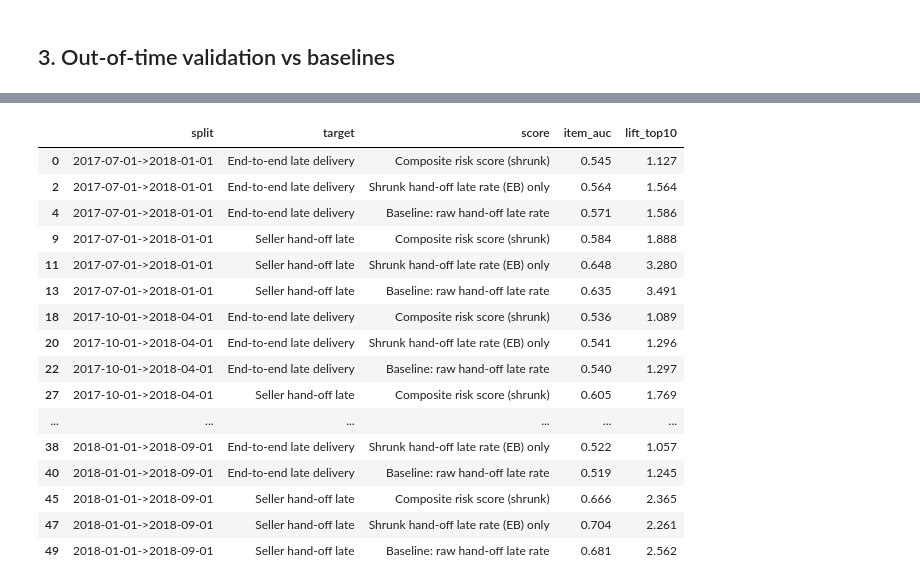
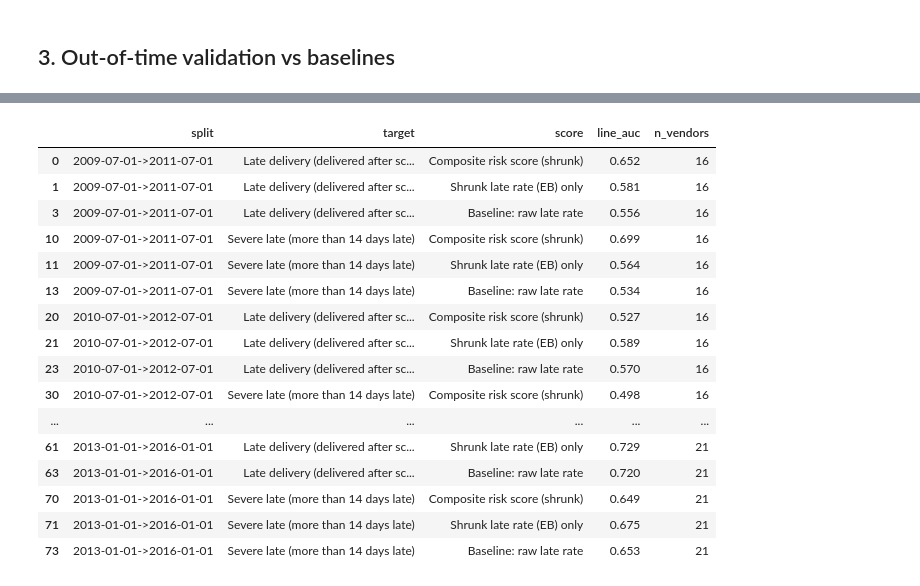
Before and after one commit to Abhi237/supplier-risk-scoring, a Jupyter notebook: notebooks/02_model_walkthrough.ipynb, the cells around one changed output, grey strips where cells are left out. Saved outputs shown, nothing was run; the diff lists cells and outputs as text; code cells hidden in the pictures.

```diff
--- a/notebooks/02_model_walkthrough.ipynb
+++ b/notebooks/02_model_walkthrough.ipynb
@@ -101,23 +105,23 @@ pd.DataFrame(t['auc_deltas']).T.round(4)
 # %%
-pd.read_csv('artifacts/oot_backtest_metrics.csv').query("score in ['Composite risk score (shrunk)','Shrunk hand-off late rate (EB) only','Baseline: raw hand-off late rate']")[['split','target','score','item_auc','lift_top10']].round(3)
+pd.read_csv('artifacts/oot_backtest_metrics.csv').query("score in ['Composite risk score (shrunk)','Shrunk late rate (EB) only','Baseline: raw late rate']")[['split','target','score','line_auc','n_vendors']].round(3)
 # %% [output]
-|  | split | target | score | item_auc | lift_top10 |
-| 0 | 2017-07-01->2018-01-01 | End-to-end late delivery | Composite risk score (shrunk) | 0.545 | 1.127 |
-| 2 | 2017-07-01->2018-01-01 | End-to-end late delivery | Shrunk hand-off late rate (EB) only | 0.564 | 1.564 |
-| 4 | 2017-07-01->2018-01-01 | End-to-end late delivery | Baseline: raw hand-off late rate | 0.571 | 1.586 |
-| 9 | 2017-07-01->2018-01-01 | Seller hand-off late | Composite risk score (shrunk) | 0.584 | 1.888 |
-| 11 | 2017-07-01->2018-01-01 | Seller hand-off late | Shrunk hand-off late rate (EB) only | 0.648 | 3.280 |
-| 13 | 2017-07-01->2018-01-01 | Seller hand-off late | Baseline: raw hand-off late rate | 0.635 | 3.491 |
-| 18 | 2017-10-01->2018-04-01 | End-to-end late delivery | Composite risk score (shrunk) | 0.536 | 1.089 |
-| 20 | 2017-10-01->2018-04-01 | End-to-end late delivery | Shrunk hand-off late rate (EB) only | 0.541 | 1.296 |
-| 22 | 2017-10-01->2018-04-01 | End-to-end late delivery | Baseline: raw hand-off late rate | 0.540 | 1.297 |
-| 27 | 2017-10-01->2018-04-01 | Seller hand-off late | Composite risk score (shrunk) | 0.605 | 1.769 |
+|  | split | target | score | line_auc | n_vendors |
+| 0 | 2009-07-01->2011-07-01 | Late delivery (delivered after sc... | Composite risk score (shrunk) | 0.652 | 16 |
+| 1 | 2009-07-01->2011-07-01 | Late delivery (delivered after sc... | Shrunk late rate (EB) only | 0.581 | 16 |
+| 3 | 2009-07-01->2011-07-01 | Late delivery (delivered after sc... | Baseline: raw late rate | 0.556 | 16 |
+| 10 | 2009-07-01->2011-07-01 | Severe late (more than 14 days late) | Composite risk score (shrunk) | 0.699 | 16 |
+| 11 | 2009-07-01->2011-07-01 | Severe late (more than 14 days late) | Shrunk late rate (EB) only | 0.564 | 16 |
+| 13 | 2009-07-01->2011-07-01 | Severe late (more than 14 days late) | Baseline: raw late rate | 0.534 | 16 |
+| 20 | 2010-07-01->2012-07-01 | Late delivery (delivered after sc... | Composite risk score (shrunk) | 0.527 | 16 |
+| 21 | 2010-07-01->2012-07-01 | Late delivery (delivered after sc... | Shrunk late rate (EB) only | 0.589 | 16 |
+| 23 | 2010-07-01->2012-07-01 | Late delivery (delivered after sc... | Baseline: raw late rate | 0.570 | 16 |
+| 30 | 2010-07-01->2012-07-01 | Severe late (more than 14 days late) | Composite risk score (shrunk) | 0.498 | 16 |
 | ... | ... | ... | ... | ... | ... |
-| 38 | 2018-01-01->2018-09-01 | End-to-end late delivery | Shrunk hand-off late rate (EB) only | 0.522 | 1.057 |
-| 40 | 2018-01-01->2018-09-01 | End-to-end late delivery | Baseline: raw hand-off late rate | 0.519 | 1.245 |
-| 45 | 2018-01-01->2018-09-01 | Seller hand-off late | Composite risk score (shrunk) | 0.666 | 2.365 |
-| 47 | 2018-01-01->2018-09-01 | Seller hand-off late | Shrunk hand-off late rate (EB) only | 0.704 | 2.261 |
-| 49 | 2018-01-01->2018-09-01 | Seller hand-off late | Baseline: raw hand-off late rate | 0.681 | 2.562 |
+| 61 | 2013-01-01->2016-01-01 | Late delivery (delivered after sc... | Shrunk late rate (EB) only | 0.729 | 21 |
+| 63 | 2013-01-01->2016-01-01 | Late delivery (delivered after sc... | Baseline: raw late rate | 0.720 | 21 |
+| 70 | 2013-01-01->2016-01-01 | Severe late (more than 14 days late) | Composite risk score (shrunk) | 0.649 | 21 |
+| 71 | 2013-01-01->2016-01-01 | Severe late (more than 14 days late) | Shrunk late rate (EB) only | 0.675 | 21 |
+| 73 | 2013-01-01->2016-01-01 | Severe late (more than 14 days late) | Baseline: raw late rate | 0.653 | 21 |
 # %%
 pd.read_csv('artifacts/oot_shrinkage_calibration.csv').round(4)
 # %% [output]
```
Also changed, not shown: parts of 29 cells of this notebook, 10 other files.
